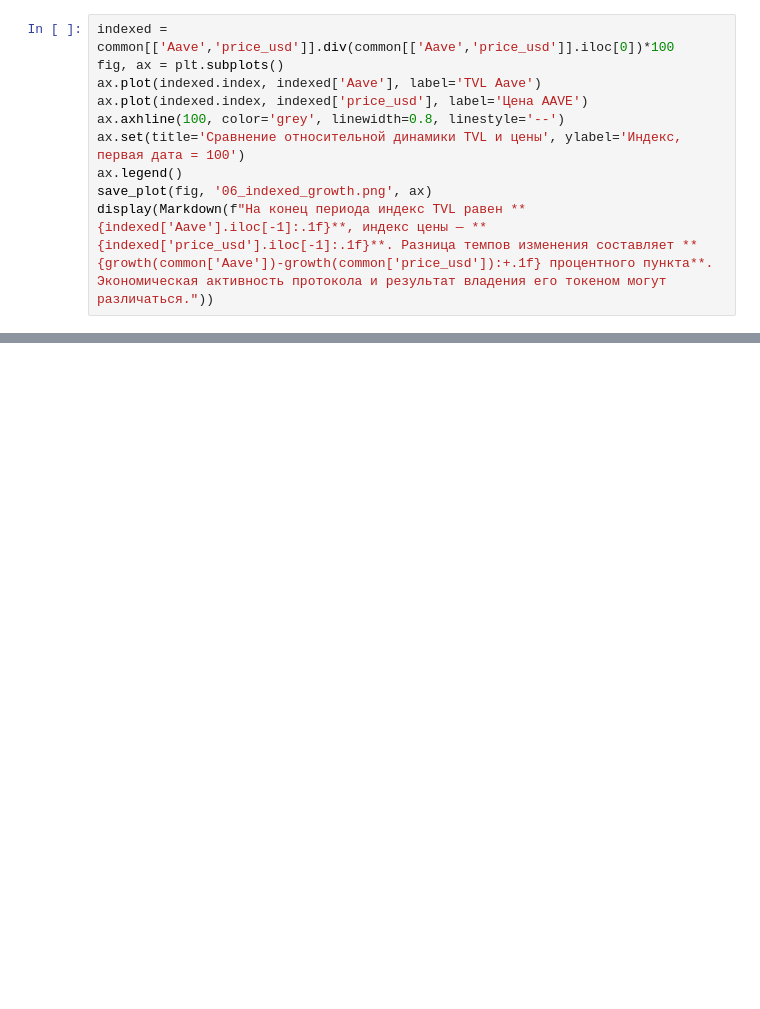
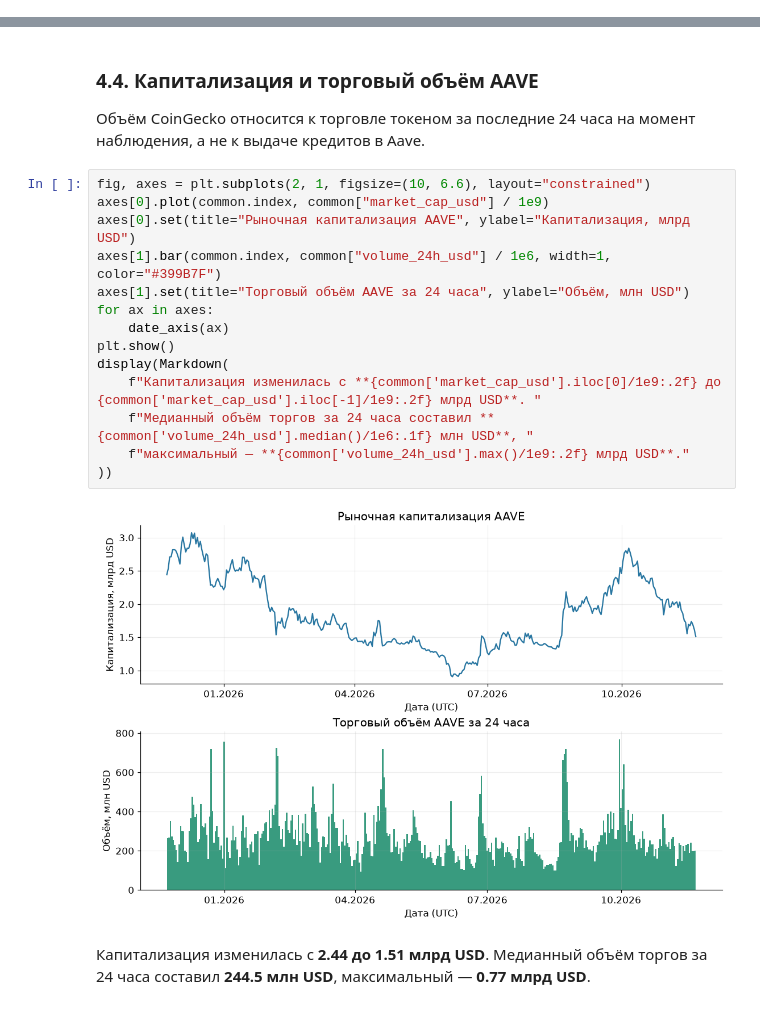
Before and after one commit to TEMPORARY1953/aave-defi-eda, a Jupyter notebook: analysis.ipynb, the cells around one changed output, grey strips where cells are left out. Saved outputs shown, nothing was run; the diff lists cells and outputs as text; blank space fills up the shorter version.

```diff
--- a/analysis.ipynb
+++ b/analysis.ipynb
@@ -327,10 +0,0 @@ display(Markdown(f"Крупнейшая сеть — **{chain_shares.index[0]}**
-# %%
-indexed = common[['Aave','price_usd']].div(common[['Aave','price_usd']].iloc[0])*100
-fig, ax = plt.subplots()
-ax.plot(indexed.index, indexed['Aave'], label='TVL Aave')
-ax.plot(indexed.index, indexed['price_usd'], label='Цена AAVE')
-ax.axhline(100, color='grey', linewidth=0.8, linestyle='--')
-ax.set(title='Сравнение относительной динамики TVL и цены', ylabel='Индекс, первая дата = 100')
-ax.legend()
-save_plot(fig, '06_indexed_growth.png', ax)
-display(Markdown(f"На конец периода индекс TVL равен **{indexed['Aave'].iloc[-1]:.1f}**, индекс цены — **{indexed['price_usd'].iloc[-1]:.1f}**. Разница темпов изменения составляет **{growth(common['Aave'])-growth(common['price_usd']):+.1f} процентного пункта**. Экономическая активность протокола и результат владения его токеном могут различаться."))
@@ -532,0 +1313,21 @@ TVL включает ценовую переоценку, поэтому его
+# %% [markdown]
+### 4.4. Капитализация и торговый объём AAVE
+
+Объём CoinGecko относится к торговле токеном за последние 24 часа на момент наблюдения, а не к выдаче кредитов в Aave.
+# %%
+fig, axes = plt.subplots(2, 1, figsize=(10, 6.6), layout="constrained")
+axes[0].plot(common.index, common["market_cap_usd"] / 1e9)
+axes[0].set(title="Рыночная капитализация AAVE", ylabel="Капитализация, млрд USD")
+axes[1].bar(common.index, common["volume_24h_usd"] / 1e6, width=1, color="#399B7F")
+axes[1].set(title="Торговый объём AAVE за 24 часа", ylabel="Объём, млн USD")
+for ax in axes:
+    date_axis(ax)
+plt.show()
+display(Markdown(
+    f"Капитализация изменилась с **{common['market_cap_usd'].iloc[0]/1e9:.2f} до {common['market_cap_usd'].iloc[-1]/1e9:.2f} млрд USD**. "
+    f"Медианный объём торгов за 24 часа составил **{common['volume_24h_usd'].median()/1e6:.1f} млн USD**, "
+    f"максимальный — **{common['volume_24h_usd'].max()/1e9:.2f} млрд USD**."
+))
+# %% [output]
+[figure, added]
+Капитализация изменилась с **2.44 до 1.51 млрд USD**. Медианный объём торгов за 24 часа составил **244.5 млн USD**, максимальный — **0.77 млрд USD**.
```
Also changed, not shown: parts of 49 cells of this notebook, 2 other files.
